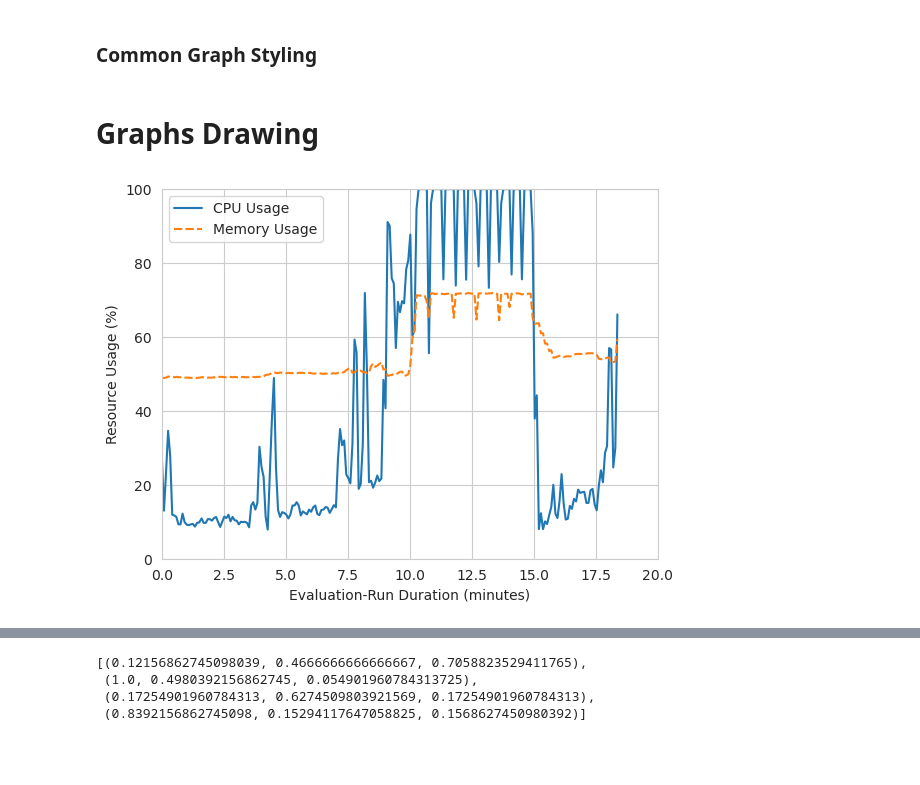
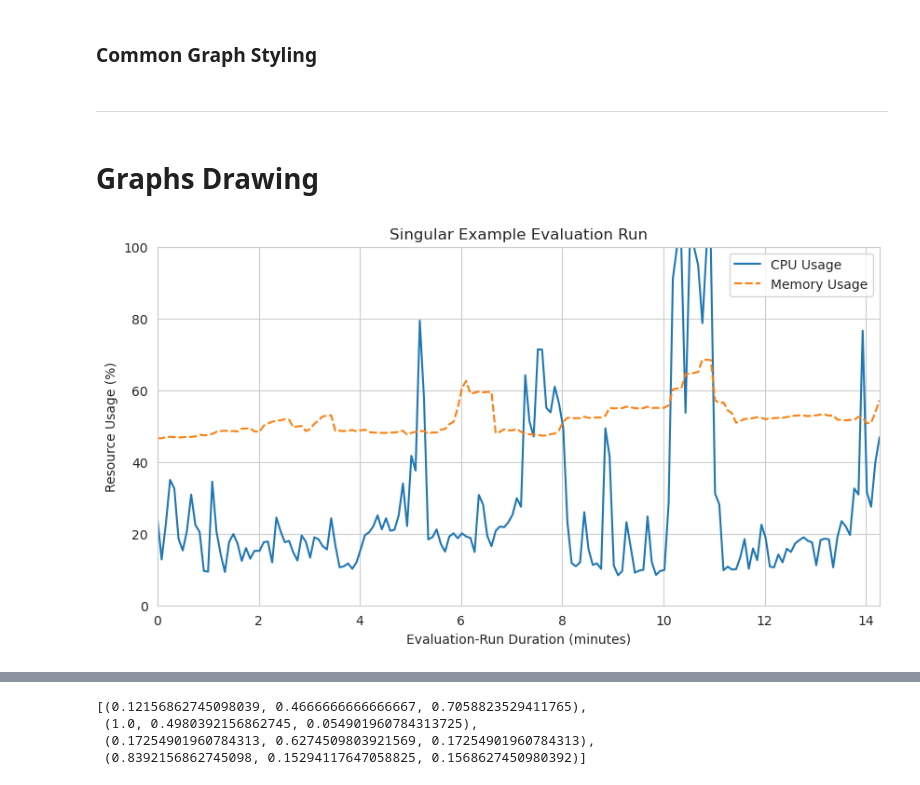
Before and after one commit to oakestra/oakestra-cli, a Jupyter notebook: oak_cli/evaluation/addons/flops/current_tmp_csv_graphs.ipynb, the cells around one changed output, grey strips where cells are left out. Cells and saved outputs as stored; diff of their text form; code cells hidden in the pictures; blank space fills up the shorter version.

```diff
--- a/oak_cli/evaluation/addons/flops/current_tmp_csv_graphs.ipynb
+++ b/oak_cli/evaluation/addons/flops/current_tmp_csv_graphs.ipynb
@@ -53,22 +86,15 @@ if USE_MINUTES:
 # %%
 sns.set_style("whitegrid")
 flops_palette = "rainbow"
+# %% [markdown]
+---
 # %% [markdown]
 # Graphs Drawing
-# %%
-fig, ax = plt.subplots()
-
-#df = df[df[ResourcesCSVKeys.EVALUATION_RUN_ID.value] == 3]
-
-sns.lineplot(data=df[CPU_AND_MEMORY_KEYS])
-#sns.lineplot(data=df, x=ResourcesCSVKeys.TIME_SINCE_START.value, y=ResourcesCSVKeys.CPU_USAGE.value, hue=ResourcesCSVKeys.EVALUATION_RUN_ID.value)
-
-plt.xlabel(get_evaluation_run_duration_label())
-plt.ylabel("Resource Usage (%)")
-plt.xlim([0, max(df.index)])
-plt.ylim(0, 100)
-adjust_xticks(ax)
-
-plt.show()
-# %% [output]
-[figure, removed]
+# %%
+# CPU & Memory Usage of Single Evaluation Run
+draw_resource_usage_graph(
+    title="Singular Example Evaluation Run",
+    data=singular_run_df[[CPU_KEY, MEMORY_KEY]],
+)
+# %% [output]
+[figure, added]
```
Also changed, not shown: parts of 19 cells of this notebook, 2 other files.
